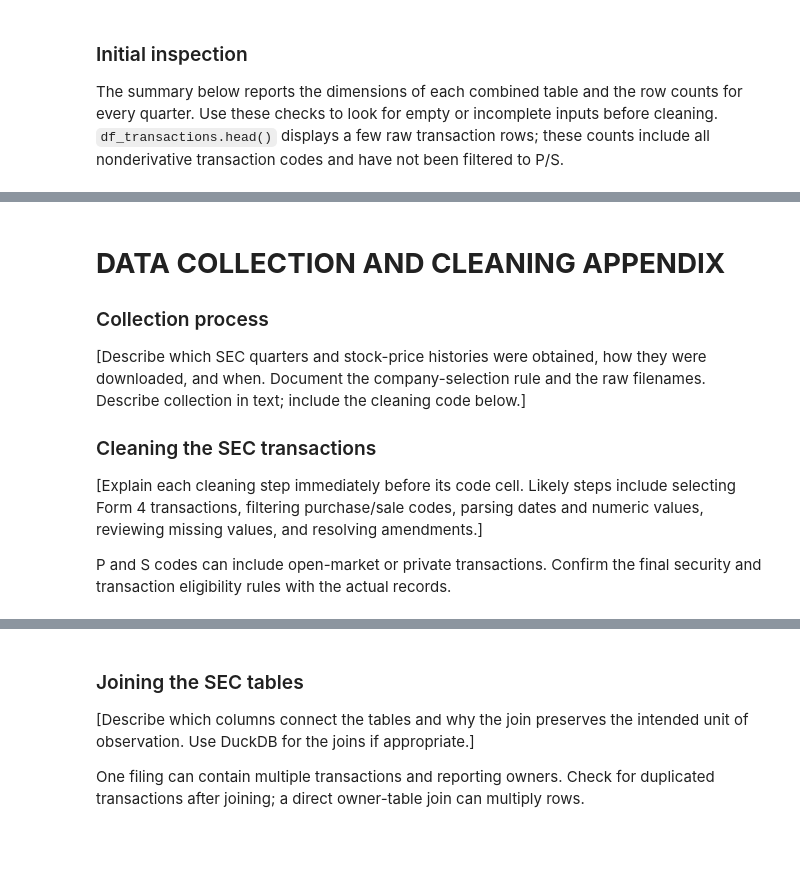
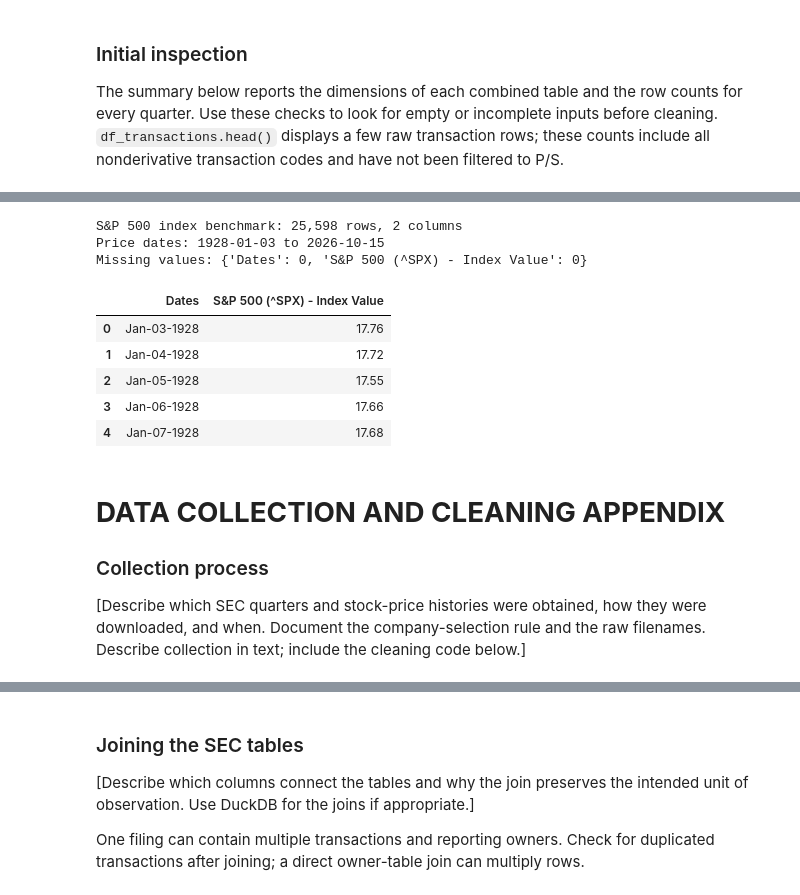
Before and after one commit to Vansh-Kakra/DSproject, a Jupyter notebook: insider-trading-phase2/phase2_insider_trading.ipynb, the cells around one changed output, grey strips where cells are left out. Drawn from its saved outputs; the diff is of its cells as text; code cells hidden in the pictures; blank space fills up the shorter version.

```diff
--- a/insider-trading-phase2/phase2_insider_trading.ipynb
+++ b/insider-trading-phase2/phase2_insider_trading.ipynb
@@ -132,3 +231,22 @@ display(df_transactions.head())
+# %%
+# Load and inspect the supplied index-price CSV.
+benchmark_file = raw_dir / "prices" / "S&P 500_Historical Data_CapIQ - Sheet1.csv"
+df_benchmark = pd.read_csv(benchmark_file)
+benchmark_dates = pd.to_datetime(df_benchmark["Dates"], format="%b-%d-%Y")
+print(f"S&P 500 index benchmark: {len(df_benchmark):,} rows, {df_benchmark.shape[1]} columns")
+print(f"Price dates: {benchmark_dates.min().date()} to {benchmark_dates.max().date()}")
+print("Missing values:", df_benchmark.isna().sum().to_dict())
+display(df_benchmark.head())
+# %% [output]
+S&P 500 index benchmark: 25,598 rows, 2 columns
+Price dates: 1928-01-03 to 2026-10-15
+Missing values: {'Dates': 0, 'S&P 500 (^SPX) - Index Value': 0}
+|  | Dates | S&P 500 (^SPX) - Index Value |
+| 0 | Jan-03-1928 | 17.76 |
+| 1 | Jan-04-1928 | 17.72 |
+| 2 | Jan-05-1928 | 17.55 |
+| 3 | Jan-06-1928 | 17.66 |
+| 4 | Jan-07-1928 | 17.68 |
 # %% [markdown]
 # __DATA COLLECTION AND CLEANING APPENDIX__
 
@@ -137,12 +255,3 @@ display(df_transactions.head())
 [Describe which SEC quarters and stock-price histories were obtained, how they
 were downloaded, and when. Document the company-selection rule and the raw filenames.
 Describe collection in text; include the cleaning code below.]
-
-### Cleaning the SEC transactions
-
-[Explain each cleaning step immediately before its code cell. Likely steps include
-selecting Form 4 transactions, filtering purchase/sale codes, parsing dates and
-numeric values, reviewing missing values, and resolving amendments.]
-
-P and S codes can include open-market or private transactions. Confirm the final
-security and transaction eligibility rules with the actual records.
```
Also changed, not shown: parts of 15 cells of this notebook, 3 other files.
